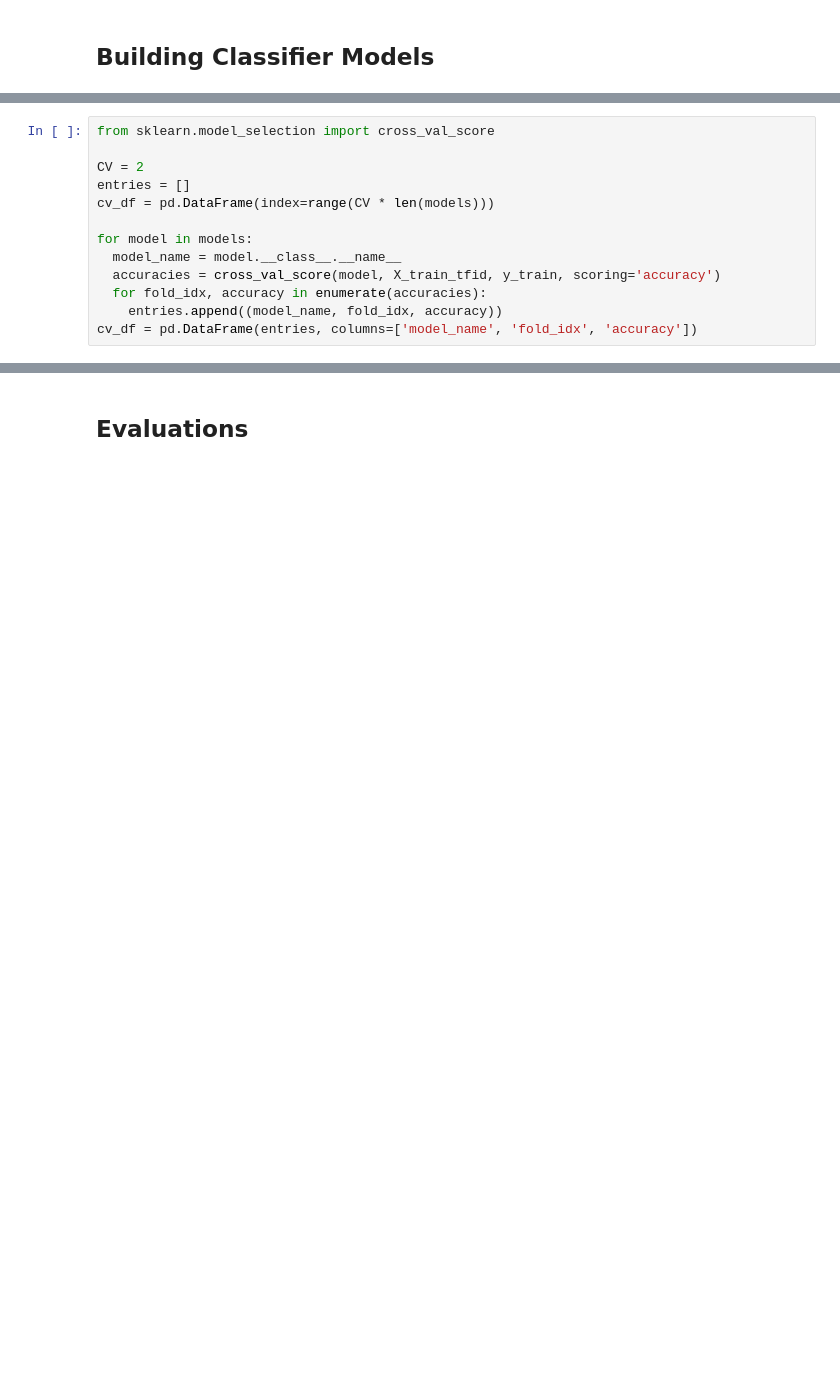
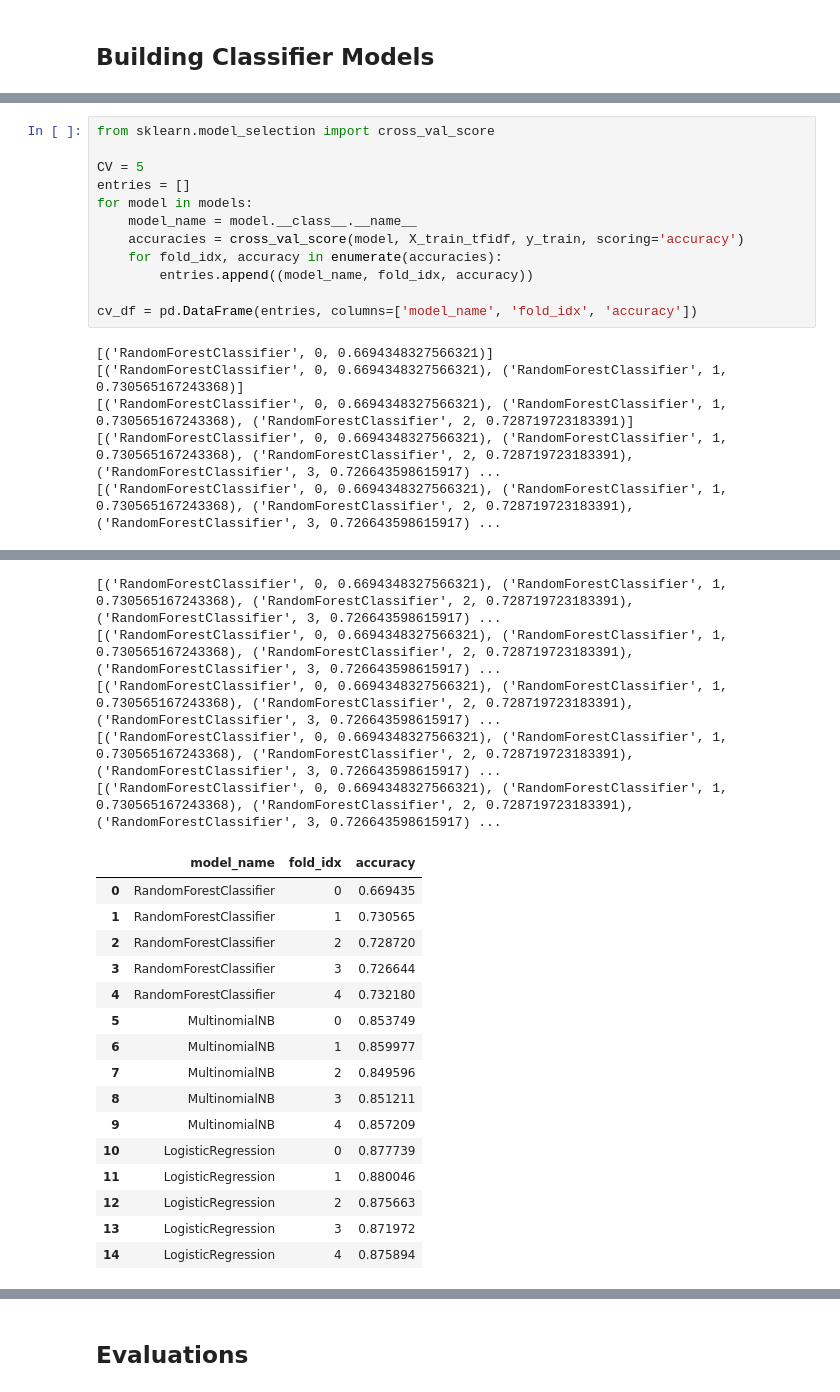
Before and after one commit to gusluchetti/uu-methods-ai-research, a Jupyter notebook: main_notebook.ipynb, the cells around one changed output, grey strips where cells are left out. Cells and saved outputs as stored; diff of their text form; blank space fills up the shorter version.

```diff
--- a/main_notebook.ipynb
+++ b/main_notebook.ipynb
@@ -208,13 +245,18 @@ Name: label_id, Length: 21675, dtype: int64
 # %%
 from sklearn.model_selection import cross_val_score
 
-CV = 2
+CV = 5
 entries = []
-cv_df = pd.DataFrame(index=range(CV * len(models)))
+for model in models:
+    model_name = model.__class__.__name__
+    accuracies = cross_val_score(model, X_train_tfidf, y_train, scoring='accuracy')
+    for fold_idx, accuracy in enumerate(accuracies):
+        entries.append((model_name, fold_idx, accuracy))
 
-for model in models:
-  model_name = model.__class__.__name__
-  accuracies = cross_val_score(model, X_train_tfid, y_train, scoring='accuracy')
-  for fold_idx, accuracy in enumerate(accuracies):
-    entries.append((model_name, fold_idx, accuracy))
 cv_df = pd.DataFrame(entries, columns=['model_name', 'fold_idx', 'accuracy'])
+# %% [output]
+[('RandomForestClassifier', 0, 0.6694348327566321)]
+[('RandomForestClassifier', 0, 0.6694348327566321), ('RandomForestClassifier', 1, 0.730565167243368)]
+[('RandomForestClassifier', 0, 0.6694348327566321), ('RandomForestClassifier', 1, 0.730565167243368), ('RandomForestClassifier', 2, 0.728719723183391)]
+[('RandomForestClassifier', 0, 0.6694348327566321), ('RandomForestClassifier', 1, 0.730565167243368), ('RandomForestClassifier', 2, 0.728719723183391), ('RandomForestClassifier', 3, 0.726643598615917) ...
+[('RandomForestClassifier', 0, 0.6694348327566321), ('RandomForestClassifier', 1, 0.730565167243368), ('RandomForestClassifier', 2, 0.728719723183391), ('RandomForestClassifier', 3, 0.726643598615917) ...
@@ -220,0 +268,21 @@ cv_df = pd.DataFrame(entries, columns=['model_name', 'fold_idx', 'accuracy'])
+[('RandomForestClassifier', 0, 0.6694348327566321), ('RandomForestClassifier', 1, 0.730565167243368), ('RandomForestClassifier', 2, 0.728719723183391), ('RandomForestClassifier', 3, 0.726643598615917) ...
+[('RandomForestClassifier', 0, 0.6694348327566321), ('RandomForestClassifier', 1, 0.730565167243368), ('RandomForestClassifier', 2, 0.728719723183391), ('RandomForestClassifier', 3, 0.726643598615917) ...
+[('RandomForestClassifier', 0, 0.6694348327566321), ('RandomForestClassifier', 1, 0.730565167243368), ('RandomForestClassifier', 2, 0.728719723183391), ('RandomForestClassifier', 3, 0.726643598615917) ...
+[('RandomForestClassifier', 0, 0.6694348327566321), ('RandomForestClassifier', 1, 0.730565167243368), ('RandomForestClassifier', 2, 0.728719723183391), ('RandomForestClassifier', 3, 0.726643598615917) ...
+[('RandomForestClassifier', 0, 0.6694348327566321), ('RandomForestClassifier', 1, 0.730565167243368), ('RandomForestClassifier', 2, 0.728719723183391), ('RandomForestClassifier', 3, 0.726643598615917) ...
+|  | model_name | fold_idx | accuracy |
+| 0 | RandomForestClassifier | 0 | 0.669435 |
+| 1 | RandomForestClassifier | 1 | 0.730565 |
+| 2 | RandomForestClassifier | 2 | 0.728720 |
+| 3 | RandomForestClassifier | 3 | 0.726644 |
+| 4 | RandomForestClassifier | 4 | 0.732180 |
+| 5 | MultinomialNB | 0 | 0.853749 |
+| 6 | MultinomialNB | 1 | 0.859977 |
+| 7 | MultinomialNB | 2 | 0.849596 |
+| 8 | MultinomialNB | 3 | 0.851211 |
+| 9 | MultinomialNB | 4 | 0.857209 |
+| 10 | LogisticRegression | 0 | 0.877739 |
+| 11 | LogisticRegression | 1 | 0.880046 |
+| 12 | LogisticRegression | 2 | 0.875663 |
+| 13 | LogisticRegression | 3 | 0.871972 |
+| 14 | LogisticRegression | 4 | 0.875894 |
```
Also changed, not shown: parts of 33 cells of this notebook, 1 other file.
